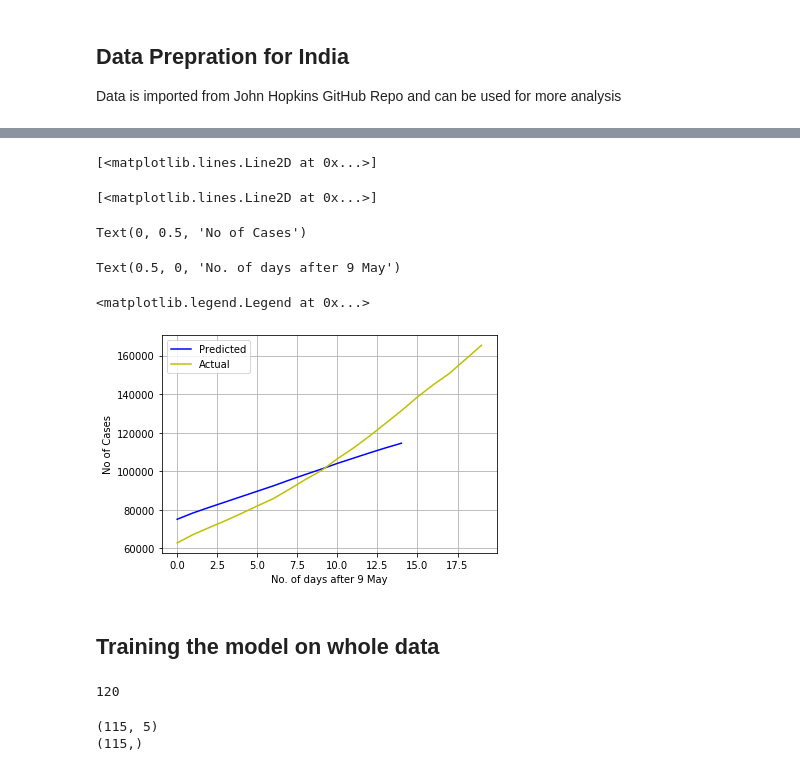
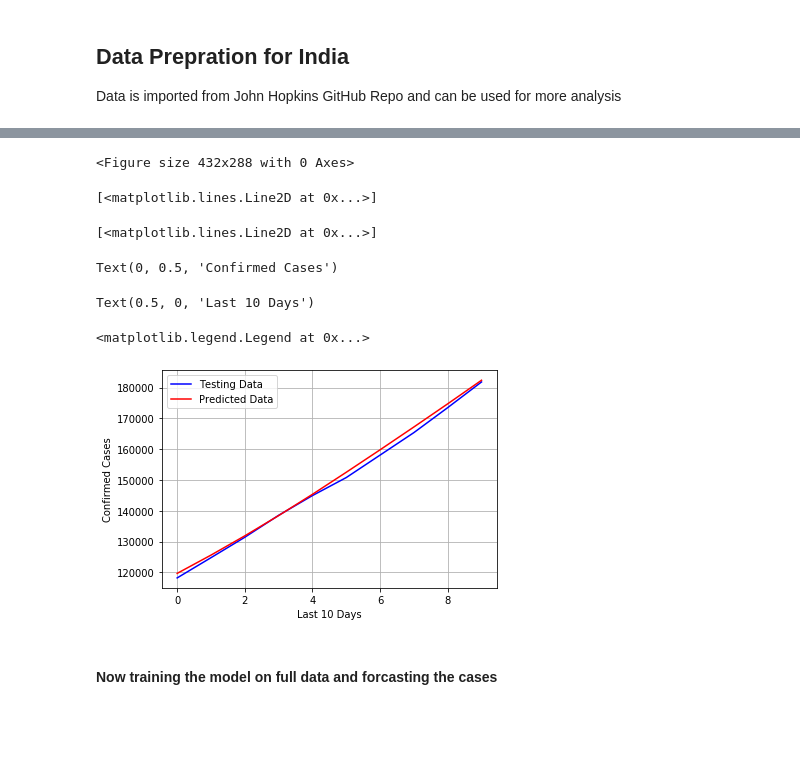
Before and after one commit to tariqmhmd5/Covid-Prediction, a Jupyter notebook: Prediction using LSTM.ipynb, the cells around one changed output, grey strips where cells are left out. Drawn from its saved outputs; the diff is of its cells as text; code cells hidden in the pictures; blank space fills up the shorter version.

Commit message:
Added Future Forcast
Finalize the project

```diff
--- a/Prediction using LSTM.ipynb
+++ b/Prediction using LSTM.ipynb
@@ -183,6 +143,6 @@ Trainable params: 71,051
 Non-trainable params: 0
 _________________________________________________________________
 # %%
-regressor.fit(X_Train, Y_Train, epochs = 30, batch_size = 16)
+regressor.fit(X_Train, Y_Train, epochs = 30, batch_size = 4)
 # %% [output]
 Epoch 1/30
@@ -220,19 +178,0 @@ Text(0.5, 0, 'epoch')
-# %%
-# We need to Reshape
-test= test.reshape(-1,1)
-
-# Normalize the Dataset
-test = sc.transform(test)
-
-X_test = []
-for i in range(5,len(test)):
-    X_test.append(test[i-5:i, 0])
-
-# Convert into Numpy Array
-X_test = np.array(X_test)
-
-# Reshape before Passing to Network
-X_test = np.reshape(X_test, (X_test.shape[0], X_test.shape[1], 1))
-
-# Pass to Model
-predicted_cases = regressor.predict(X_test)
@@ -249,0 +179,2 @@ def create_batch(data,step):
+# %%
+y_pred=sc.inverse_transform(regressor.predict(X_test))
@@ -249,0 +194,2 @@ def create_batch(data,step):
+# %%
+y_test=sc.inverse_transform(y_test.reshape(-1,1))
@@ -250,18 +209,20 @@ def create_batch(data,step):
 # %%
-plt.plot(sc.inverse_transform(predicted_cases),c='b')
-plt.plot(sc.inverse_transform(test),c='y')
-plt.ylabel('No of Cases')
-plt.xlabel('No. of days after 9 May')
-plt.legend(['Predicted', 'Actual'], loc='upper left')
+plt.figure()
+plt.plot(y_test,label="Testing Data",c="b")
+plt.plot(y_pred,label="Predicted Data",c="r")
+plt.ylabel("Confirmed Cases")
+plt.xlabel("Last 10 Days")
+plt.legend()
 plt.grid()
 plt.show()
 # %% [output]
-[<matplotlib.lines.Line2D at 0x...>]
+<Figure size 432x288 with 0 Axes>
 [<matplotlib.lines.Line2D at 0x...>]
-Text(0, 0.5, 'No of Cases')
+[<matplotlib.lines.Line2D at 0x...>]
-Text(0.5, 0, 'No. of days after 9 May')
+Text(0, 0.5, 'Confirmed Cases')
-<matplotlib.legend.Legend at 0x...>
+Text(0.5, 0, 'Last 10 Days')
+<matplotlib.legend.Legend at 0x...>
-[figure, old version]
+[figure, new version]
 # %% [markdown]
-## Training the model on whole data
+#### Now training the model on full data and forcasting the cases
 # %%
@@ -269,7 +230,3 @@ data=df.values
-# %%
-len(data)
-# %% [output]
-120
 # %%
 from sklearn.preprocessing import MinMaxScaler
 sc = MinMaxScaler()
@@ -277,19 +233,0 @@ Train = sc.fit_transform(data)
-# %%
-X_Train = []
-Y_Train = []
-
-for i in range(5, Train.shape[0]):
-
-    X_Train.append(Train[i-5:i,0])
-
-    Y_Train.append(Train[i,0])
-
-# Convert into Numpy Array
-X_Train = np.array(X_Train)
-Y_Train = np.array(Y_Train)
-
-print(X_Train.shape)
-print(Y_Train.shape)
-# %% [output]
-(115, 5)
-(115,)
```
Also changed, not shown: parts of 71 cells of this notebook.
